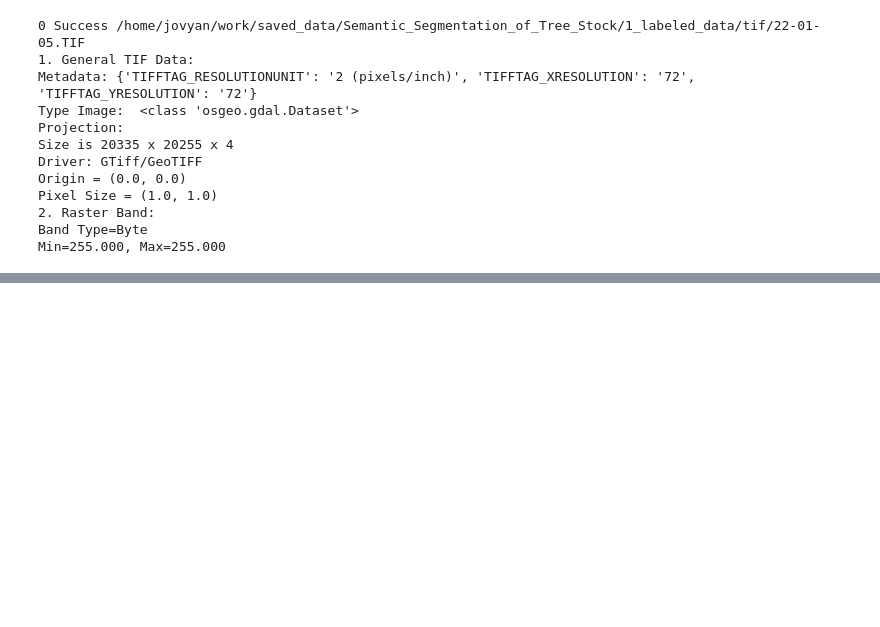
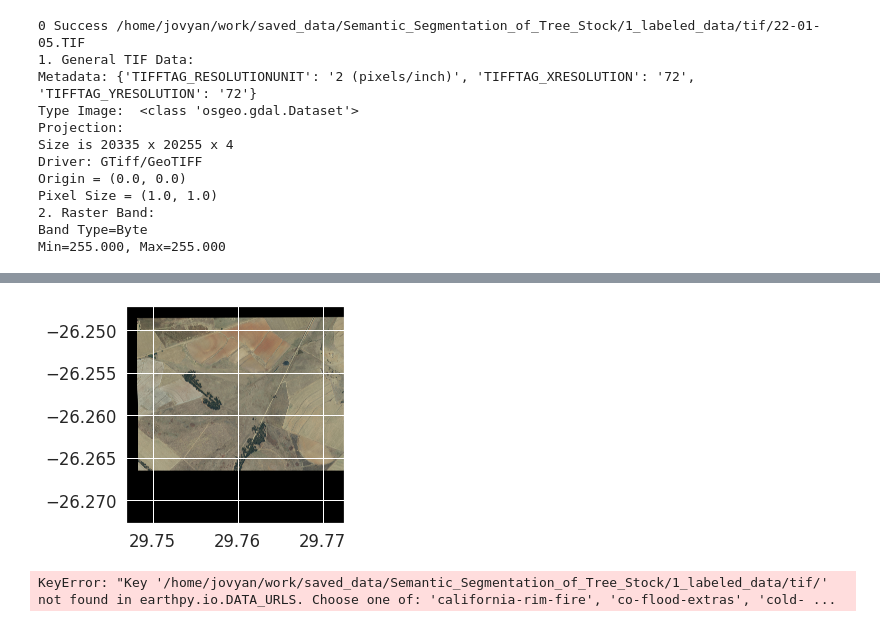
Before and after one commit to lgiesen/DL-Semantic-Segmentation-of-Tree-Stock-in-South-Africa-Using-Satellite-Images, a Jupyter notebook: main.ipynb, the cells around one changed output, grey strips where cells are left out. Cells and saved outputs as stored; diff of their text form; code cells hidden in the pictures; blank space fills up the shorter version.

Commit message:
feat: :sparkles: crop & visualize tif

```diff
--- a/main.ipynb
+++ b/main.ipynb
@@ -163,3 +166,15 @@ Pixel Size = (1.0, 1.0)
 2. Raster Band:
 Band Type=Byte
 Min=255.000, Max=255.000
+# %%
+# extract logic from load_tif function
+# load_tif(path_labels + "labels-jp2-tif-22.01-05.tif")
+tif_filepath = path_labels + "labels-jp2-tif-22.01-05.tif"
+if not os.path.isfile(tif_filepath):
+        print("Filepath exists:", os.path.isfile(tif_filepath))
+else:
+    labeled_data = gdal.Open(tif_filepath)
+    if labeled_data:
+        print("0 Success", tif_filepath)
+        inspect_tif(labeled_data)
+    else: print("1 Failure", tif_filepath) #"File cannot be loaded." #"Filepath exists: ", os.path.isfile(tif_filepath),
@@ -174,0 +213,6 @@ Min=255.000, Max=255.000
+# %%
+def preview_tif(tif_filepath):
+    if os.path.isfile(tif_filepath):
+        img = rasterio.open(tif_filepath)
+        show(img)
+    else: print("File does not exist.")
@@ -174,0 +269,4 @@ Min=255.000, Max=255.000
+# %%
+bbox = (upper_left_x,upper_left_y,lower_right_x,lower_right_y) #(upper_left_x,upper_left_y,lower_right_x,lower_right_y)
+cropped_raster = os.getcwd()+'/2_cutouts/cropped_raster.tif'
+gdal.Translate(cropped_raster, example_tif, projWin = bbox)
@@ -174,0 +296,36 @@ Min=255.000, Max=255.000
+# %%
+preview_tif(cropped_raster)
+# %% [output]
+[figure, added]
+# %%
+import seaborn as sns
+import numpy as np
+from shapely.geometry import mapping
+import rioxarray as rxr
+import xarray as xr
+import geopandas as gpd
+
+import earthpy as et
+import earthpy.plot as ep
+
+# Prettier plotting with seaborn
+sns.set(font_scale=1.5)
+
+# Get data and set working directory
+et.data.get_data(path_labels)
+#os.chdir(os.path.join(et.io.HOME, 'earth-analytics','data'))
+
+# 2. Open Raster and Vector Layers
+lidar_chm_path = example_tif
+
+lidar_chm_im = rxr.open_rasterio(example_tif,
+                                 masked=True).squeeze()
+
+f, ax = plt.subplots(figsize=(10, 5))
+lidar_chm_im.plot.imshow()
+ax.set(title="Example TIF")
+
+ax.set_axis_off()
+plt.show()
+# %% [output]
+KeyError: "Key '/home/jovyan/work/saved_data/Semantic_Segmentation_of_Tree_Stock/1_labeled_data/tif/' not found in earthpy.io.DATA_URLS. Choose one of: 'california-rim-fire', 'co-flood-extras', 'cold- ...
```
Also changed, not shown: parts of 27 cells of this notebook.
